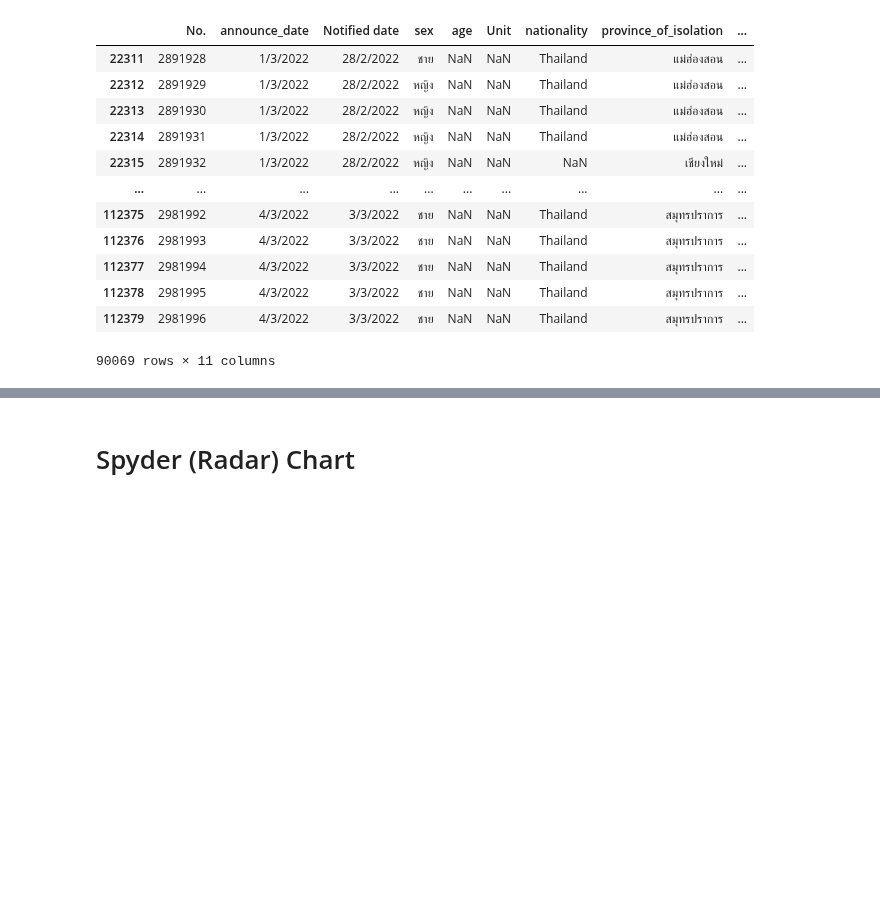
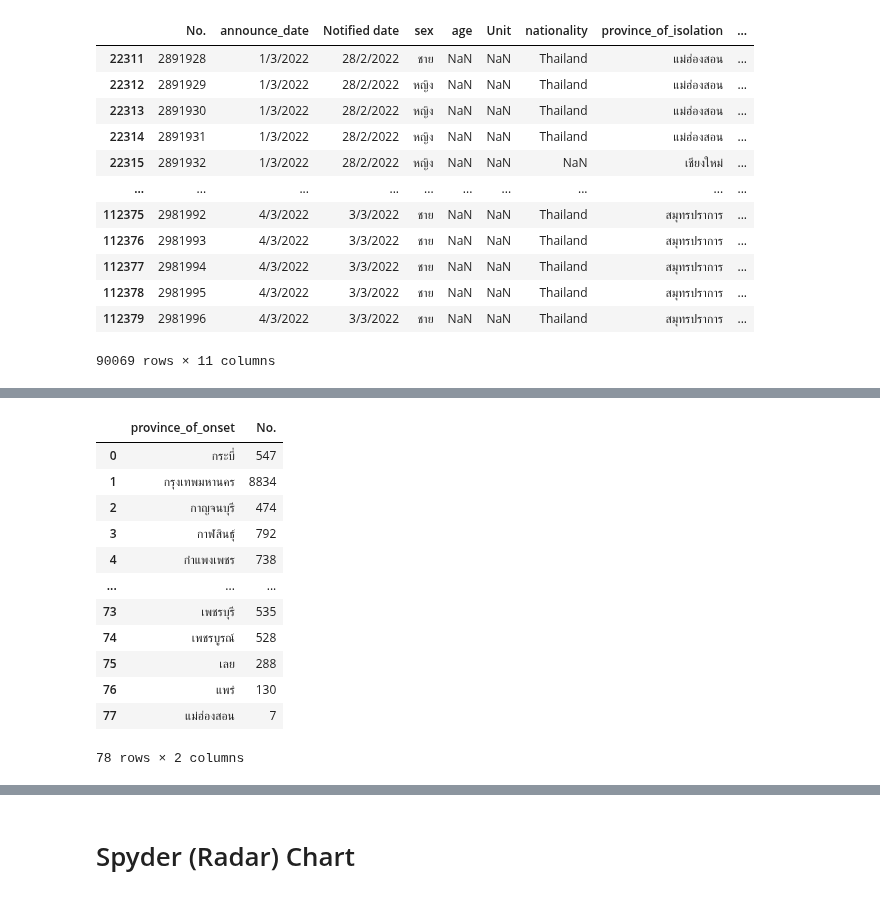
Before and after one commit to kittikhun62/data_viz_2022, a Jupyter notebook: DataViz04_Data_Comparison.ipynb, the cells around one changed output, grey strips where cells are left out. Cells and saved outputs as stored; diff of their text form; code cells hidden in the pictures; blank space fills up the shorter version.

```diff
--- a/DataViz04_Data_Comparison.ipynb
+++ b/DataViz04_Data_Comparison.ipynb
@@ -455,0 +513,19 @@ AttributeError: ignored
+# %%
+data_gb = data_cases1_drop.groupby('province_of_onset')['No.'].count() #โดยการเเบ่งกลุ่มเเต่ละจังหวัดว่ามีกี่คน เเละ .count เพื่อนำมานับจำนวนสมาชิกในตาราง pandans
+df_gb1 = pd.DataFrame(data_gb)
+df_gb2_noindex = df_gb1.reset_index() #reset_index ใช้เพื่อสำหรับลบช่องว่าง
+df_gb2_noindex
+# %% [output]
+|  | province_of_onset | No. |
+| 0 | กระบี่ | 547 |
+| 1 | กรุงเทพมหานคร | 8834 |
+| 2 | กาญจนบุรี | 474 |
+| 3 | กาฬสินธุ์ | 792 |
+| 4 | กำแพงเพชร | 738 |
+| ... | ... | ... |
+| 73 | เพชรบุรี | 535 |
+| 74 | เพชรบูรณ์ | 528 |
+| 75 | เลย | 288 |
+| 76 | แพร่ | 130 |
+| 77 | แม่ฮ่องสอน | 7 |
+78 rows × 2 columns
```
Also changed, not shown: parts of 14 cells of this notebook.
